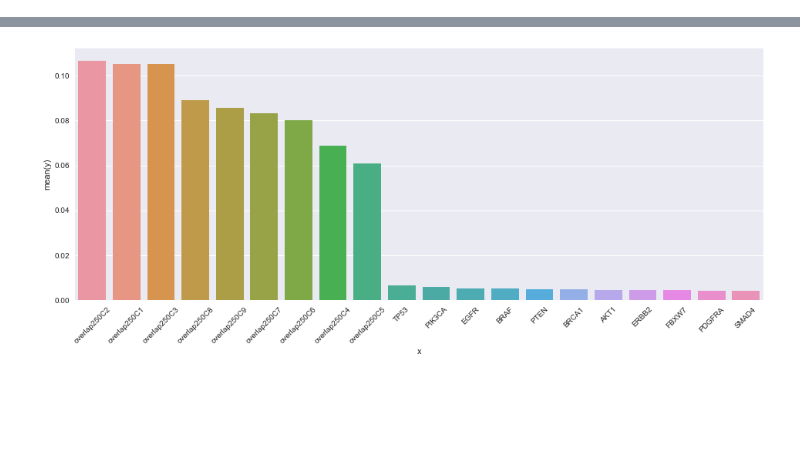
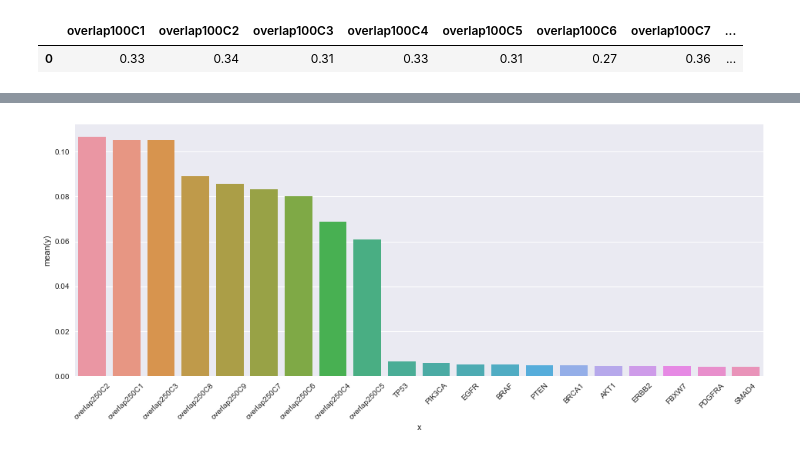
Before and after one commit to ciortanmadalina/cancer-treatment, a Jupyter notebook: xgboost-and-friends.ipynb, the cells around one changed output, grey strips where cells are left out. Saved outputs shown, nothing was run; the diff lists cells and outputs as text; code cells hidden in the pictures; blank space fills up the shorter version.

```diff
--- a/xgboost-and-friends.ipynb
+++ b/xgboost-and-friends.ipynb
@@ -162,0 +343,38 @@ test['fw'] = test['PText'].apply(lambda x : [wordTuple[0] for wordTuple in frequ
+# %%
+def wordFrequencyForCat(wf, catWordFreq):
+    f = [w for w in wf if w[0] in list(zip(*catWordFreq))[0]]
+    dictF = dict(f)
+#     print(dictF)
+
+    wff = [(w[0], dictF.get(w[0],0), w[3]) for w in catWordFreq]
+    v1= np.array(list(zip(*wff))[1])
+    v2= np.array(list(zip(*wff))[2])
+
+    x = abs(v1-v2)
+#     print(v1, v2)
+    return wff, np.mean(x)*1e6, np.std(x)*1e6, x
+
+train.head(5)
+
+mostPopularWordsFreq['PText1'][0]
+
+r =  [('cyclin',0.001),('cell',0.004), ('azeazeaeaze',0.03)]
+
+sample = 1
+
+for sample in range(3,5):
+    for c in range(1,10):
+        ret = wordFrequencyForCat(train['PTextwf'][sample],mostPopularWordsFreq['PText'+str(c)][:500])
+        print("class %s: %s %s" % (c, ret[1], ret[2]))
+    # print( ret[0])
+    # print( ret[3])
+
+    xxxxx = input()
+
+    print( train['Class'][sample])
+# pp.pprint(ret)
+
+# train[train['Class']==1]['PText'].apply(len).sum()
+
+
+# mostPopularWordsFreq['PTextStem7'][:100]
@@ -185,0 +503,9 @@ overlap250C9
+# %%
+train = pd.read_pickle('data/trainAuu')
+test = pd.read_pickle('data/testAuu')
+# %%
+features=['overlap100C'+str(c) for c in range(1, 10)]
+train[features][:1]
+# %% [output]
+|  | overlap100C1 | overlap100C2 | overlap100C3 | overlap100C4 | overlap100C5 | overlap100C6 | overlap100C7 | ... |
+| 0 | 0.33 | 0.34 | 0.31 | 0.33 | 0.31 | 0.27 | 0.36 | ... |
```
Also changed, not shown: parts of 43 cells of this notebook.
